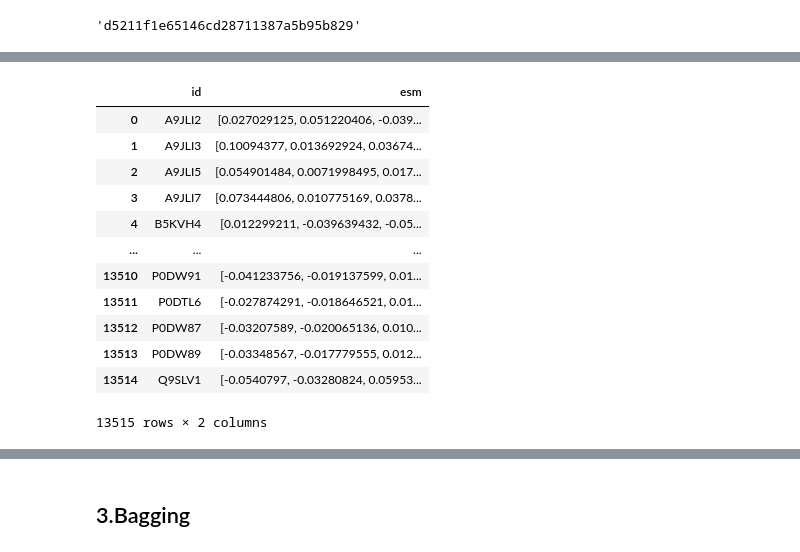
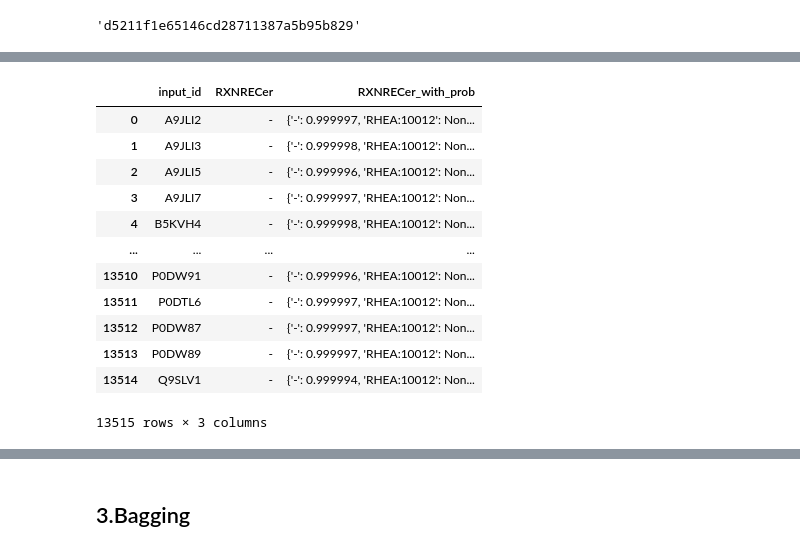
Before and after one commit to kingstdio/RXNRECer, a Jupyter notebook: case/2018later/RXNRECer4Case.ipynb, the cells around one changed output, grey strips where cells are left out. Cells and saved outputs as stored; diff of their text form; code cells hidden in the pictures.

```diff
--- a/case/2018later/RXNRECer4Case.ipynb
+++ b/case/2018later/RXNRECer4Case.ipynb
@@ -75,16 +108,16 @@ ArrowInvalid: File is too small to be a well-formed file
 # %%
-aa           ====pd.read_feather('/hpcfs/fhome/shizhenkun/codebase/RXNRECer/temp/d5211f1e65146cd28711387a5b95b829_esm.feather')
+pd.read_feather('/hpcfs/fhome/shizhenkun/codebase/RXNRECer/temp/d5211f1e65146cd28711387a5b95b829_rxnrecer.feather')
 # %% [output]
-|  | id | esm |
-| 0 | A9JLI2 | [0.027029125, 0.051220406, -0.039... |
-| 1 | A9JLI3 | [0.10094377, 0.013692924, 0.03674... |
-| 2 | A9JLI5 | [0.054901484, 0.0071998495, 0.017... |
-| 3 | A9JLI7 | [0.073444806, 0.010775169, 0.0378... |
-| 4 | B5KVH4 | [0.012299211, -0.039639432, -0.05... |
-| ... | ... | ... |
-| 13510 | P0DW91 | [-0.041233756, -0.019137599, 0.01... |
-| 13511 | P0DTL6 | [-0.027874291, -0.018646521, 0.01... |
-| 13512 | P0DW87 | [-0.03207589, -0.020065136, 0.010... |
-| 13513 | P0DW89 | [-0.03348567, -0.017779555, 0.012... |
-| 13514 | Q9SLV1 | [-0.0540797, -0.03280824, 0.05953... |
+|  | input_id | RXNRECer | RXNRECer_with_prob |
+| 0 | A9JLI2 | - | {'-': 0.999997, 'RHEA:10012': Non... |
+| 1 | A9JLI3 | - | {'-': 0.999998, 'RHEA:10012': Non... |
+| 2 | A9JLI5 | - | {'-': 0.999996, 'RHEA:10012': Non... |
+| 3 | A9JLI7 | - | {'-': 0.999997, 'RHEA:10012': Non... |
+| 4 | B5KVH4 | - | {'-': 0.999998, 'RHEA:10012': Non... |
+| ... | ... | ... | ... |
+| 13510 | P0DW91 | - | {'-': 0.999996, 'RHEA:10012': Non... |
+| 13511 | P0DTL6 | - | {'-': 0.999997, 'RHEA:10012': Non... |
+| 13512 | P0DW87 | - | {'-': 0.999997, 'RHEA:10012': Non... |
+| 13513 | P0DW89 | - | {'-': 0.999997, 'RHEA:10012': Non... |
+| 13514 | Q9SLV1 | - | {'-': 0.999994, 'RHEA:10012': Non... |
-13515 rows × 2 columns
+13515 rows × 3 columns
```
Also changed, not shown: parts of 13 cells of this notebook, 4 other files.
